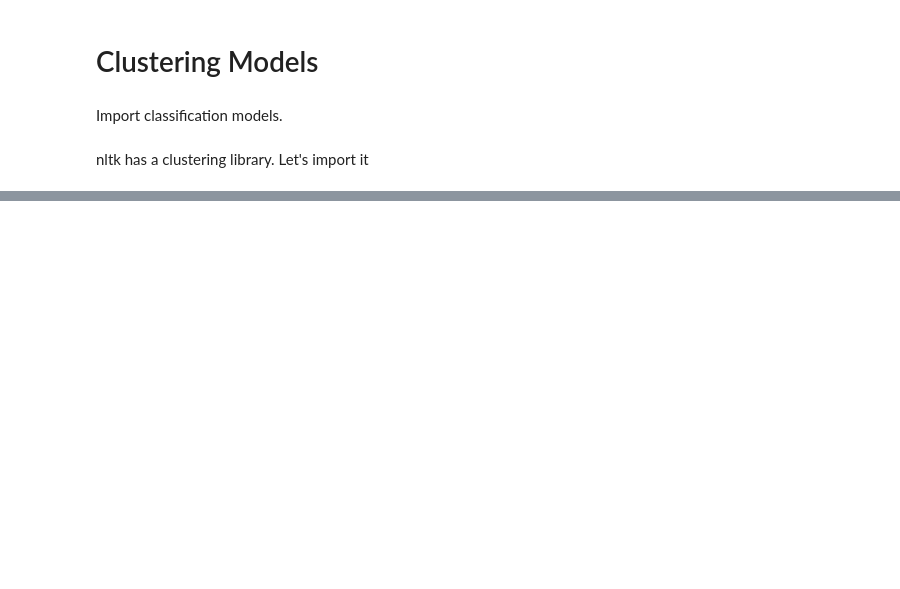
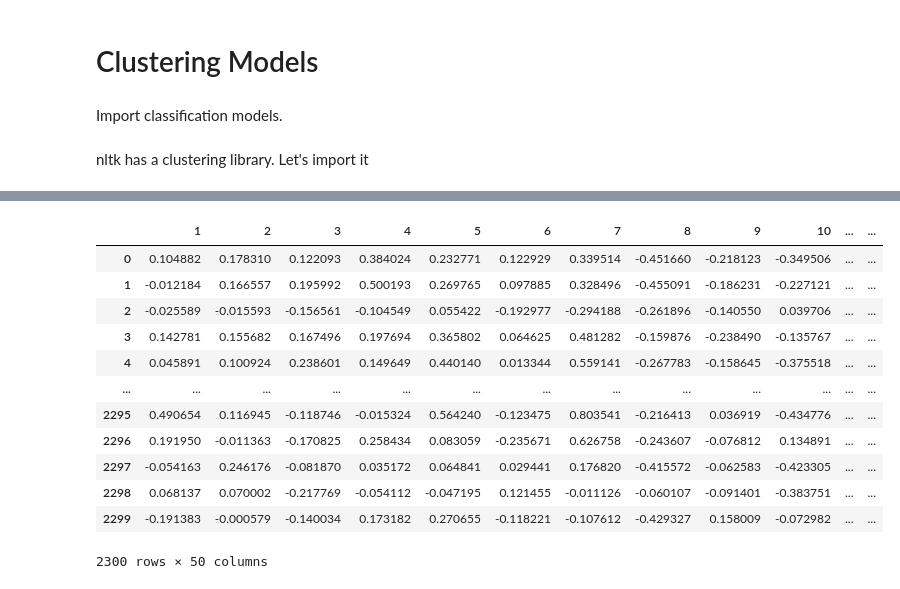
Before and after one commit to justinhugh/intent-prediction-in-code, a Jupyter notebook: vectorization_with_word2vec.ipynb, the cells around one changed output, grey strips where cells are left out. Saved outputs shown, nothing was run; the diff lists cells and outputs as text; code cells hidden in the pictures; blank space fills up the shorter version.

```diff
--- a/vectorization_with_word2vec.ipynb
+++ b/vectorization_with_word2vec.ipynb
@@ -114,8 +116,3 @@ processed_intent = temp_intent # save new processed list
 len(processed_intent)
 # %% [output]
 2300
-# %%
-# Testing pipeline functions
-li, voc = text_clustering_pipe(processed_intent)
-
-average_sentences(li[:2])
@@ -376,12 +248,0 @@ vecs[0][0].shape
-# %%
-li = clean_split_text_list(intent_text)
-
-new_list = list()
-for i in li:
-    for j in i:
-        try:
-            j = re.sub('\W*', '', j) # remove non-word chars.
-        except:
-            pass
-        new_list.append(j)
-new_list
@@ -405,0 +324,4 @@ new_list
+# %%
+# Testing pipeline functions
+li, all_words = text_clustering_pipe(processed_intent)
+avg = average_sentences(li)
@@ -421,3 +436,20 @@ nltk has a clustering library. Let's import it
+# %%
+avg_df = pd.DataFrame(avg, columns=np.arange(1,51))
+avg_df
+# %% [output]
+|  | 1 | 2 | 3 | 4 | 5 | 6 | 7 | 8 | 9 | 10 | ... | ... |
+| 0 | 0.104882 | 0.178310 | 0.122093 | 0.384024 | 0.232771 | 0.122929 | 0.339514 | -0.451660 | -0.218123 | -0.349506 | ... | ... |
+| 1 | -0.012184 | 0.166557 | 0.195992 | 0.500193 | 0.269765 | 0.097885 | 0.328496 | -0.455091 | -0.186231 | -0.227121 | ... | ... |
+| 2 | -0.025589 | -0.015593 | -0.156561 | -0.104549 | 0.055422 | -0.192977 | -0.294188 | -0.261896 | -0.140550 | 0.039706 | ... | ... |
+| 3 | 0.142781 | 0.155682 | 0.167496 | 0.197694 | 0.365802 | 0.064625 | 0.481282 | -0.159876 | -0.238490 | -0.135767 | ... | ... |
+| 4 | 0.045891 | 0.100924 | 0.238601 | 0.149649 | 0.440140 | 0.013344 | 0.559141 | -0.267783 | -0.158645 | -0.375518 | ... | ... |
+| ... | ... | ... | ... | ... | ... | ... | ... | ... | ... | ... | ... | ... |
+| 2295 | 0.490654 | 0.116945 | -0.118746 | -0.015324 | 0.564240 | -0.123475 | 0.803541 | -0.216413 | 0.036919 | -0.434776 | ... | ... |
+| 2296 | 0.191950 | -0.011363 | -0.170825 | 0.258434 | 0.083059 | -0.235671 | 0.626758 | -0.243607 | -0.076812 | 0.134891 | ... | ... |
+| 2297 | -0.054163 | 0.246176 | -0.081870 | 0.035172 | 0.064841 | 0.029441 | 0.176820 | -0.415572 | -0.062583 | -0.423305 | ... | ... |
+| 2298 | 0.068137 | 0.070002 | -0.217769 | -0.054112 | -0.047195 | 0.121455 | -0.011126 | -0.060107 | -0.091401 | -0.383751 | ... | ... |
+| 2299 | -0.191383 | -0.000579 | -0.140034 | 0.173182 | 0.270655 | -0.118221 | -0.107612 | -0.429327 | 0.158009 | -0.072982 | ... | ... |
+2300 rows × 50 columns
 # %%
 from nltk.cluster import KMeansClusterer
 import nltk
```
Also changed, not shown: parts of 31 cells of this notebook.
